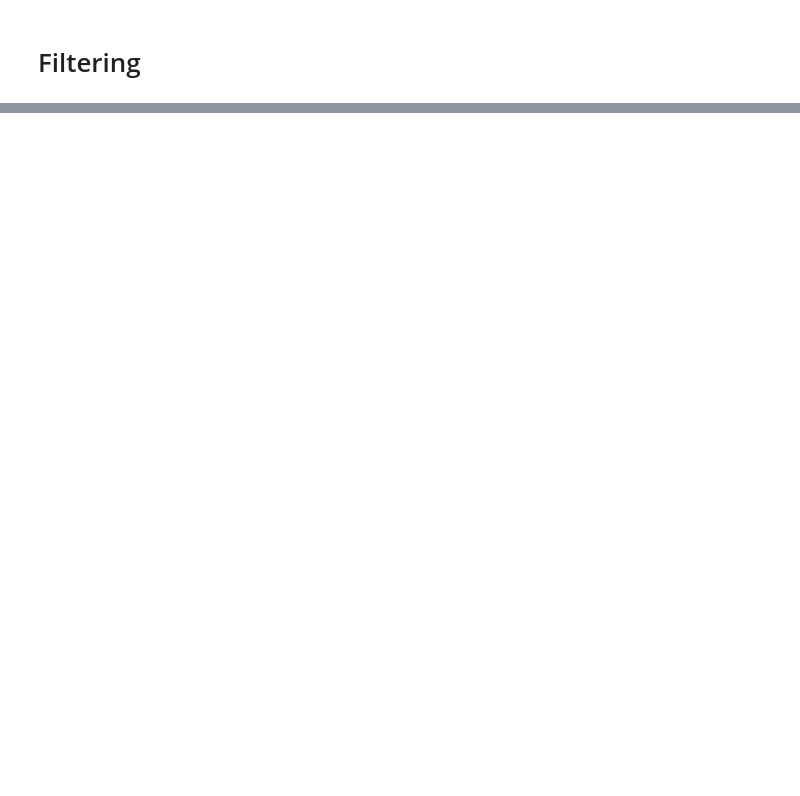
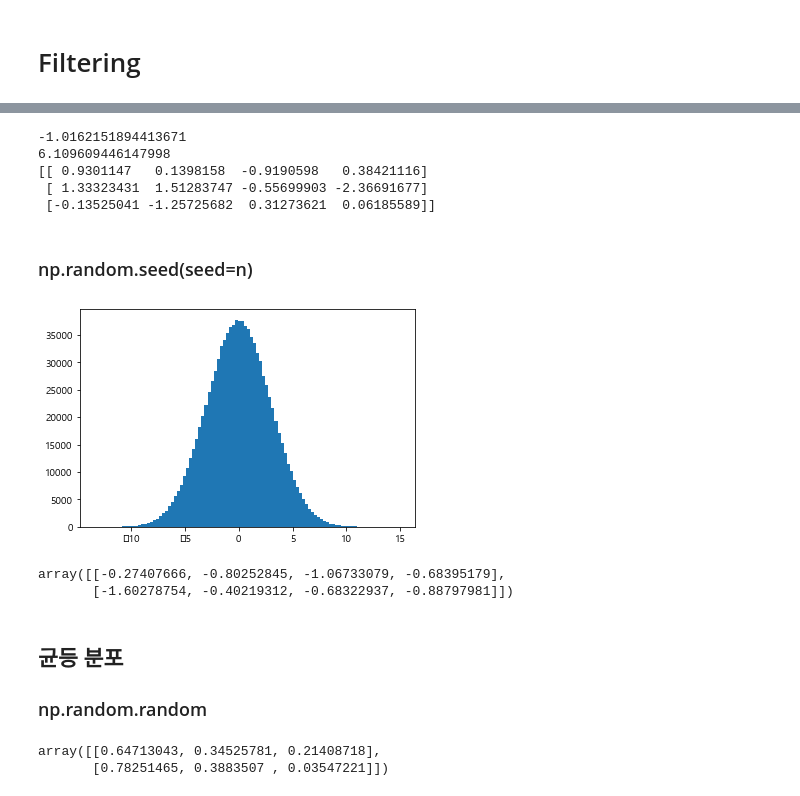
Before and after one commit to PolkaDot31361/mk_python, a Jupyter notebook: 1_Numpy_student.ipynb, the cells around one changed output, grey strips where cells are left out. Saved outputs shown, nothing was run; the diff lists cells and outputs as text; code cells hidden in the pictures; blank space fills up the shorter version.

```diff
--- a/1_Numpy_student.ipynb
+++ b/1_Numpy_student.ipynb
@@ -1399,0 +1575,41 @@ for k,v in stu_avg.items():
+# %%
+a = np.random.normal()
+print(a)
+
+b = np.random.normal(5)
+print(b)
+
+c = np.random.normal(size=(3,4))
+print(c)
+# %% [output]
+-1.0162151894413671
+6.109609446147998
+[[ 0.9301147   0.1398158  -0.9190598   0.38421116]
+ [ 1.33323431  1.51283747 -0.55699903 -2.36691677]
+ [-0.13525041 -1.25725682  0.31273621  0.06185589]]
+# %% [markdown]
+### np.random.seed(seed=n)
+# %%
+np.random.seed(seed = 5)
+
+d = np.random.normal(loc=0, scale=3, size = 1000000)
+plt.hist(d, bins=100)
+plt.show()
+# %% [output]
+[figure, added]
+# %%
+e = np.random.randn(2,4)
+e
+# %% [output]
+array([[-0.27407666, -0.80252845, -1.06733079, -0.68395179],
+       [-1.60278754, -0.40219312, -0.68322937, -0.88797981]])
+# %% [markdown]
+## 균등 분포
+
+### np.random.random
+# %%
+a = np.random.random((2,3))
+a
+# %% [output]
+array([[0.64713043, 0.34525781, 0.21408718],
+       [0.78251465, 0.3883507 , 0.03547221]])
```
Also changed, not shown: parts of 16 cells of this notebook, 1 other file.
